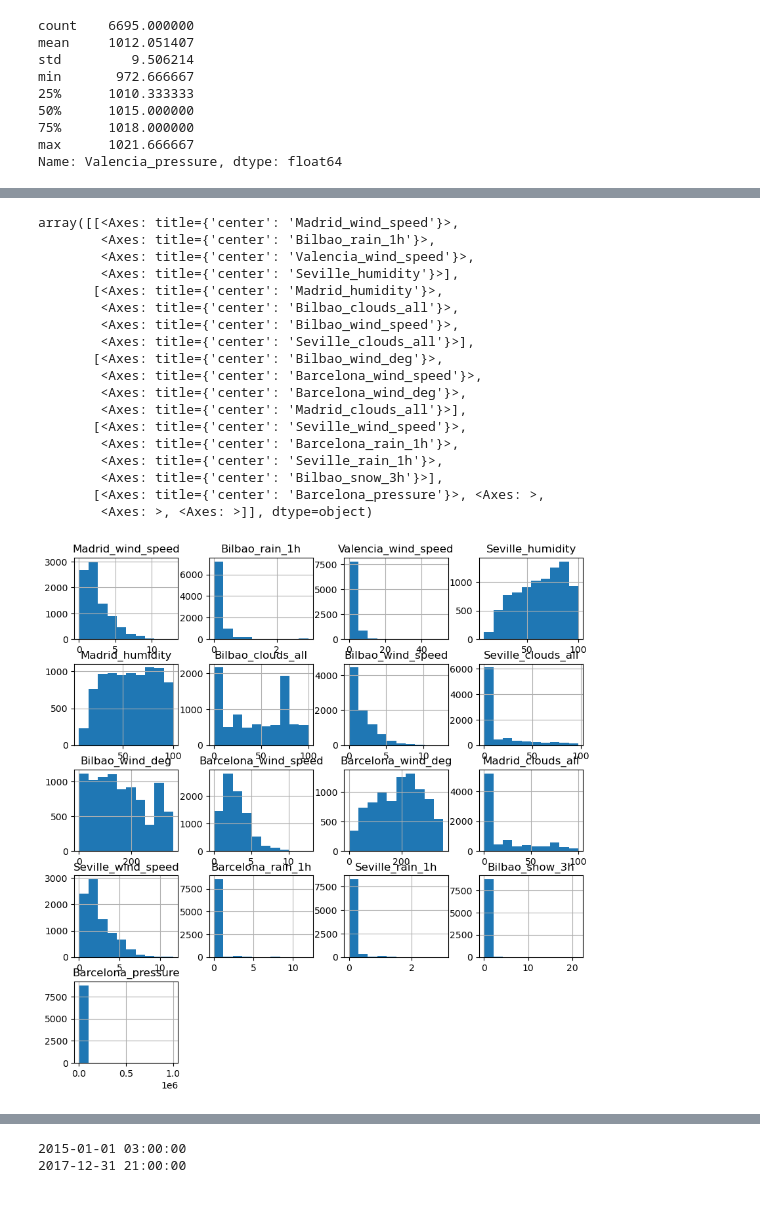
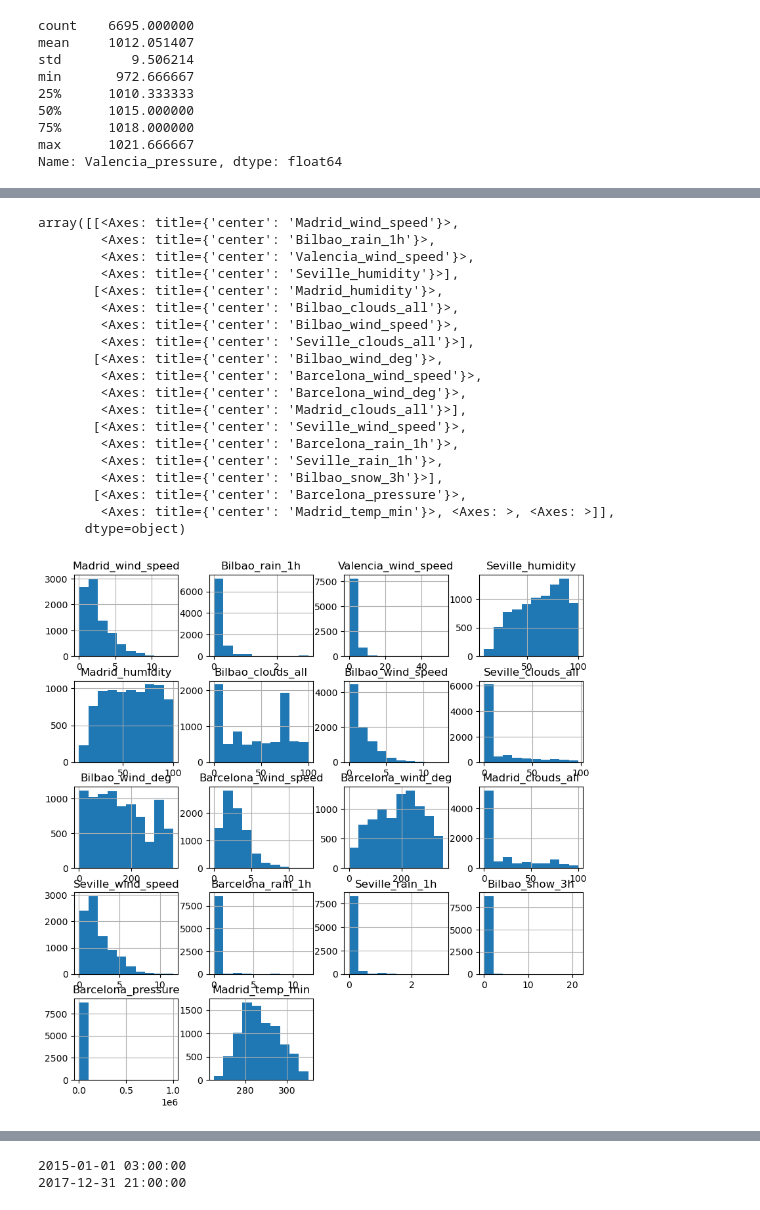
Before and after one commit to Explore-AI/load-shortfall-regression-predict-api, a Jupyter notebook: Advanced_Regression/Advanced-Regression-Starter-Data/starter-notebook.ipynb, the cells around one changed output, grey strips where cells are left out. Drawn from its saved outputs; the diff is of its cells as text; code cells hidden in the pictures.

```diff
--- a/Advanced_Regression/Advanced-Regression-Starter-Data/starter-notebook.ipynb
+++ b/Advanced_Regression/Advanced-Regression-Starter-Data/starter-notebook.ipynb
@@ -173,35 +222,36 @@ fig=plot_corr(corr,xnames=corr.columns)
 # %%
 # have a look at feature distributions
 
 features = ['Madrid_wind_speed', 'Valencia_wind_deg',
        'Bilbao_rain_1h', 'Valencia_wind_speed', 'Seville_humidity',
        'Madrid_humidity', 'Bilbao_clouds_all', 'Bilbao_wind_speed',
        'Seville_clouds_all', 'Bilbao_wind_deg', 'Barcelona_wind_speed',
        'Barcelona_wind_deg', 'Madrid_clouds_all', 'Seville_wind_speed',
        'Barcelona_rain_1h', 'Seville_pressure', 'Seville_rain_1h',
-       'Bilbao_snow_3h', 'Barcelona_pressure']
+       'Bilbao_snow_3h', 'Barcelona_pressure','Madrid_temp_min']
 
 df_train[features].hist(figsize=(10,10))
 # %% [output]
 array([[<Axes: title={'center': 'Madrid_wind_speed'}>,
         <Axes: title={'center': 'Bilbao_rain_1h'}>,
         <Axes: title={'center': 'Valencia_wind_speed'}>,
         <Axes: title={'center': 'Seville_humidity'}>],
        [<Axes: title={'center': 'Madrid_humidity'}>,
         <Axes: title={'center': 'Bilbao_clouds_all'}>,
         <Axes: title={'center': 'Bilbao_wind_speed'}>,
         <Axes: title={'center': 'Seville_clouds_all'}>],
        [<Axes: title={'center': 'Bilbao_wind_deg'}>,
         <Axes: title={'center': 'Barcelona_wind_speed'}>,
         <Axes: title={'center': 'Barcelona_wind_deg'}>,
         <Axes: title={'center': 'Madrid_clouds_all'}>],
        [<Axes: title={'center': 'Seville_wind_speed'}>,
         <Axes: title={'center': 'Barcelona_rain_1h'}>,
         <Axes: title={'center': 'Seville_rain_1h'}>,
         <Axes: title={'center': 'Bilbao_snow_3h'}>],
-       [<Axes: title={'center': 'Barcelona_pressure'}>, <Axes: >,
-        <Axes: >, <Axes: >]], dtype=object)
+       [<Axes: title={'center': 'Barcelona_pressure'}>,
+        <Axes: title={'center': 'Madrid_temp_min'}>, <Axes: >, <Axes: >]],
+      dtype=object)
-[figure, old version]
+[figure, new version]
 # %%
 # plot the load shortfall against time
 plt.plot(df_train['time'],df_train['load_shortfall_3h'])
```
Also changed, not shown: parts of 22 cells of this notebook, 1 other file.
